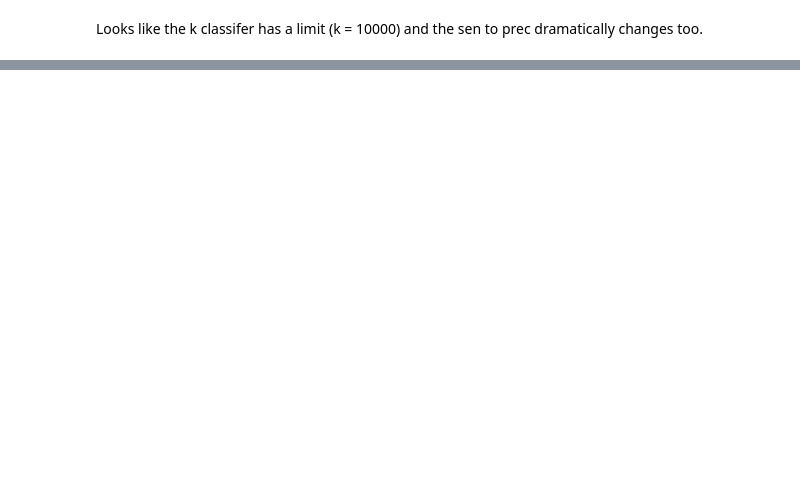
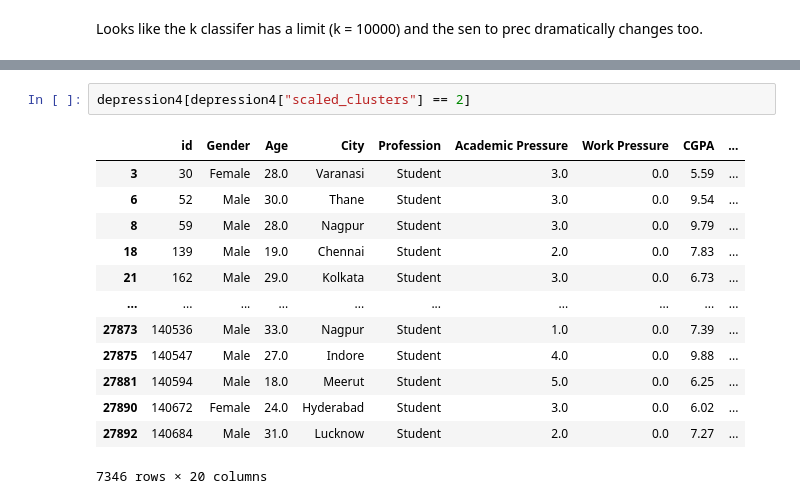
Before and after one commit to EAduAgyei/TDSProject2025, a Jupyter notebook: TDSProjectSD2025.ipynb, the cells around one changed output, grey strips where cells are left out. Saved outputs shown, nothing was run; the diff lists cells and outputs as text; blank space fills up the shorter version.

```diff
--- a/TDSProjectSD2025.ipynb
+++ b/TDSProjectSD2025.ipynb
@@ -615,0 +535,16 @@ Looks like the k classifer has a limit (k = 10000) and the sen to prec dramatica
+# %%
+depression4[depression4["scaled_clusters"] == 2]
+# %% [output]
+|  | id | Gender | Age | City | Profession | Academic Pressure | Work Pressure | CGPA | ... |
+| 3 | 30 | Female | 28.0 | Varanasi | Student | 3.0 | 0.0 | 5.59 | ... |
+| 6 | 52 | Male | 30.0 | Thane | Student | 3.0 | 0.0 | 9.54 | ... |
+| 8 | 59 | Male | 28.0 | Nagpur | Student | 3.0 | 0.0 | 9.79 | ... |
+| 18 | 139 | Male | 19.0 | Chennai | Student | 2.0 | 0.0 | 7.83 | ... |
+| 21 | 162 | Male | 29.0 | Kolkata | Student | 3.0 | 0.0 | 6.73 | ... |
+| ... | ... | ... | ... | ... | ... | ... | ... | ... | ... |
+| 27873 | 140536 | Male | 33.0 | Nagpur | Student | 1.0 | 0.0 | 7.39 | ... |
+| 27875 | 140547 | Male | 27.0 | Indore | Student | 4.0 | 0.0 | 9.88 | ... |
+| 27881 | 140594 | Male | 18.0 | Meerut | Student | 5.0 | 0.0 | 6.25 | ... |
+| 27890 | 140672 | Female | 24.0 | Hyderabad | Student | 3.0 | 0.0 | 6.02 | ... |
+| 27892 | 140684 | Male | 31.0 | Lucknow | Student | 2.0 | 0.0 | 7.27 | ... |
+7346 rows × 20 columns
```
Also changed, not shown: parts of 71 cells of this notebook.
